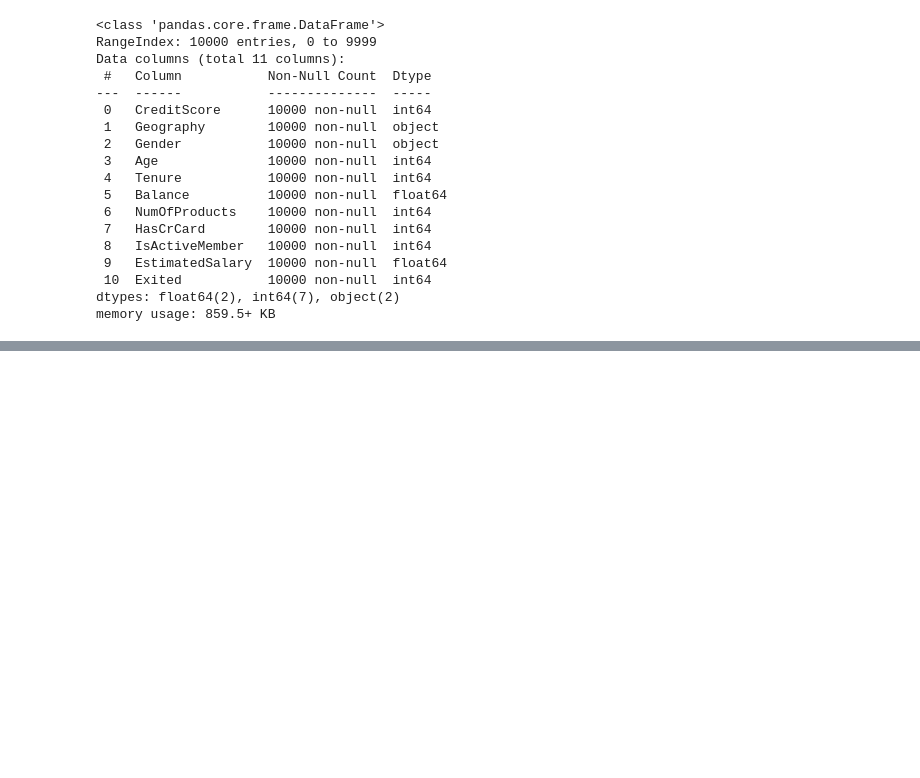
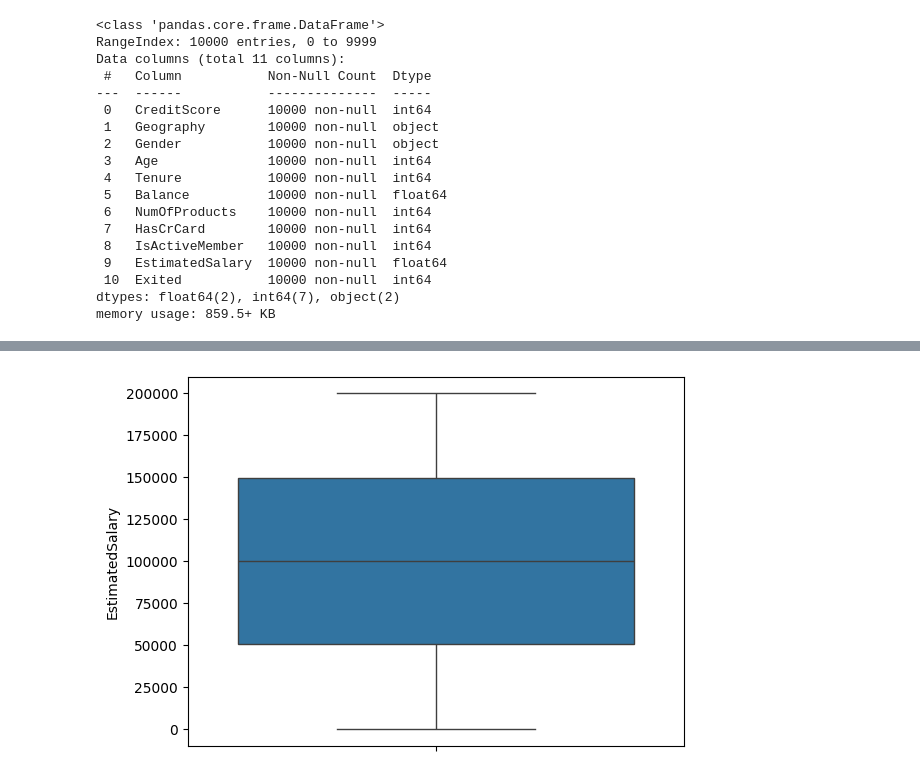
Before and after one commit to abdelrhmanSherpiny/churn, a Jupyter notebook: notebooks/notebook.ipynb, the cells around one changed output, grey strips where cells are left out. Cells and saved outputs as stored; diff of their text form; code cells hidden in the pictures; blank space fills up the shorter version.

```diff
--- a/notebooks/notebook.ipynb
+++ b/notebooks/notebook.ipynb
@@ -50,0 +95,5 @@ memory usage: 859.5+ KB
+# %%
+sns.boxplot(data = df, y = 'EstimatedSalary')
+plt.show()
+# %% [output]
+[figure, added]
```
Also changed, not shown: parts of 44 cells of this notebook, 7 other files.
